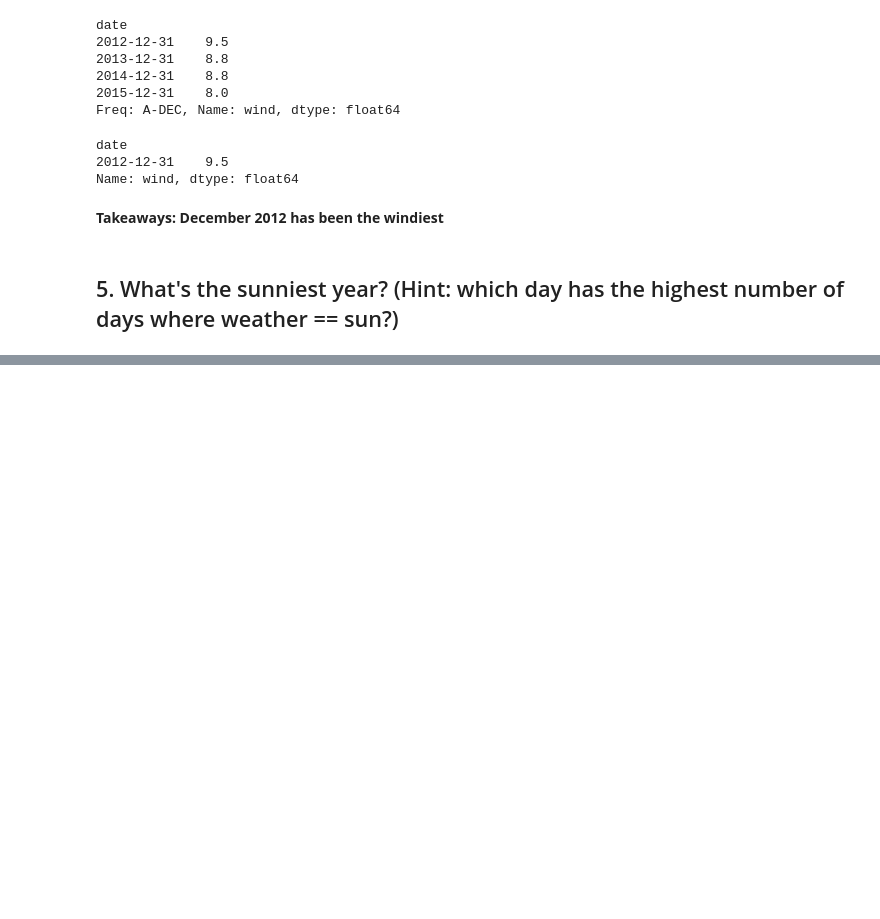
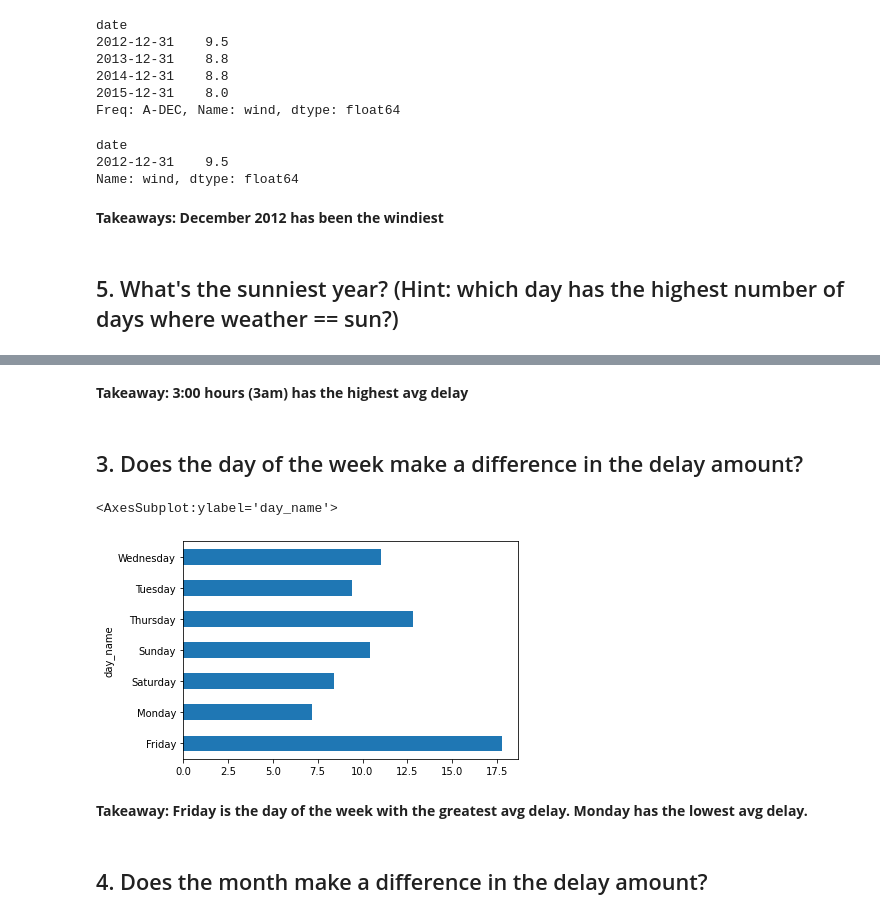
Before and after one commit to justin-m-sullivan/time-series-exercises, a Jupyter notebook: time_series_exercises.ipynb, the cells around one changed output, grey strips where cells are left out. Drawn from its saved outputs; the diff is of its cells as text; code cells hidden in the pictures; blank space fills up the shorter version.

```diff
--- a/time_series_exercises.ipynb
+++ b/time_series_exercises.ipynb
@@ -231,0 +316,3 @@ sunny_days_df
+# %%
+#Set the index to datetime
+df = df.set_index('date').sort_index()
@@ -231,0 +331,3 @@ sunny_days_df
+# %%
+#Reassign values less than 0 to 0 in delay
+df['delay'] = df['delay'].apply(lambda x: 0 if x < 0 else x)
@@ -231,0 +347,2 @@ sunny_days_df
+# %%
+df['hour'] = df.index.hour
@@ -231,0 +370,15 @@ sunny_days_df
+# %% [markdown]
+**Takeaway: 3:00 hours (3am) has the highest avg delay**
+# %% [markdown]
+## 3. Does the day of the week make a difference in the delay amount?
+# %%
+df['day_name'] = df.index.day_name()
+# %%
+df.groupby('day_name').delay.mean().plot(kind='barh')
+# %% [output]
+<AxesSubplot:ylabel='day_name'>
+[figure, added]
+# %% [markdown]
+**Takeaway: Friday is the day of the week with the greatest avg delay. Monday has the lowest avg delay.**
+# %% [markdown]
+## 4. Does the month make a difference in the delay amount?
```
Also changed, not shown: parts of 30 cells of this notebook.
